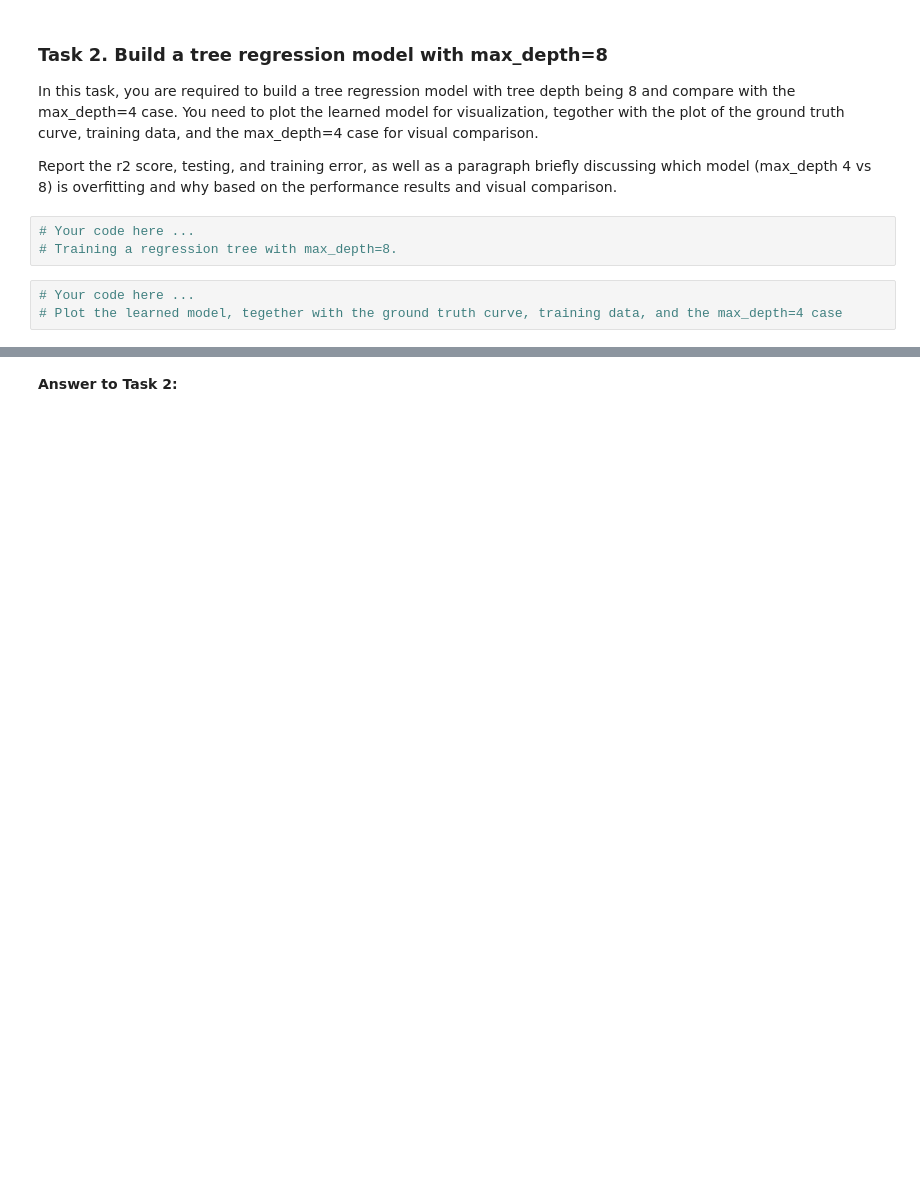
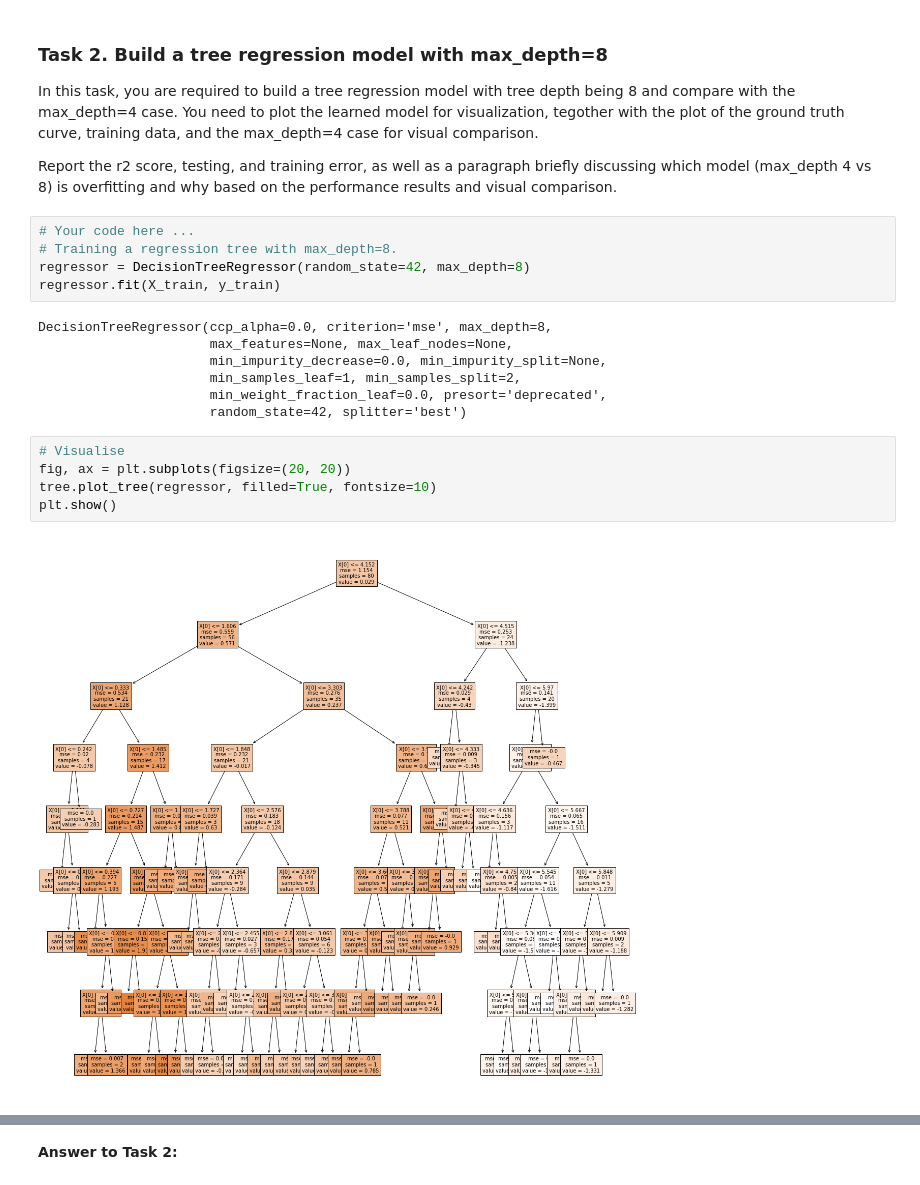
Before and after one commit to N-2-O/COMP2200-practical-workshops-N-2-O, a Jupyter notebook: Workshop Week 12 Decision Trees.ipynb, the cells around one changed output, grey strips where cells are left out. Drawn from its saved outputs; the diff is of its cells as text; blank space fills up the shorter version.

```diff
--- a/Workshop Week 12 Decision Trees.ipynb
+++ b/Workshop Week 12 Decision Trees.ipynb
@@ -307,6 +326,19 @@ Report the r2 score, testing, and training error, as well as a paragraph briefly
 # %%
 # Your code here ...
 # Training a regression tree with max_depth=8.
+regressor = DecisionTreeRegressor(random_state=42, max_depth=8)
+regressor.fit(X_train, y_train)
+# %% [output]
+DecisionTreeRegressor(ccp_alpha=0.0, criterion='mse', max_depth=8,
+                      max_features=None, max_leaf_nodes=None,
+                      min_impurity_decrease=0.0, min_impurity_split=None,
+                      min_samples_leaf=1, min_samples_split=2,
+                      min_weight_fraction_leaf=0.0, presort='deprecated',
+                      random_state=42, splitter='best')
-# %%
-# Your code here ...
-# Plot the learned model, tegether with the ground truth curve, training data, and the max_depth=4 case
+# %%
+# Visualise
+fig, ax = plt.subplots(figsize=(20, 20))
+tree.plot_tree(regressor, filled=True, fontsize=10)
+plt.show()
+# %% [output]
+[figure, added]
```
Also changed, not shown: parts of 14 cells of this notebook.
